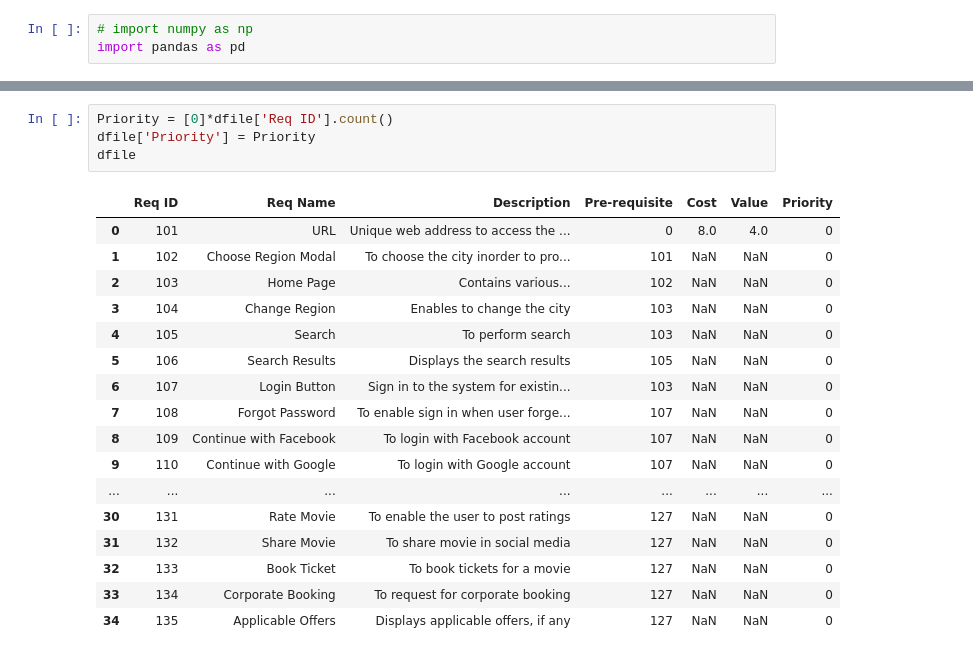
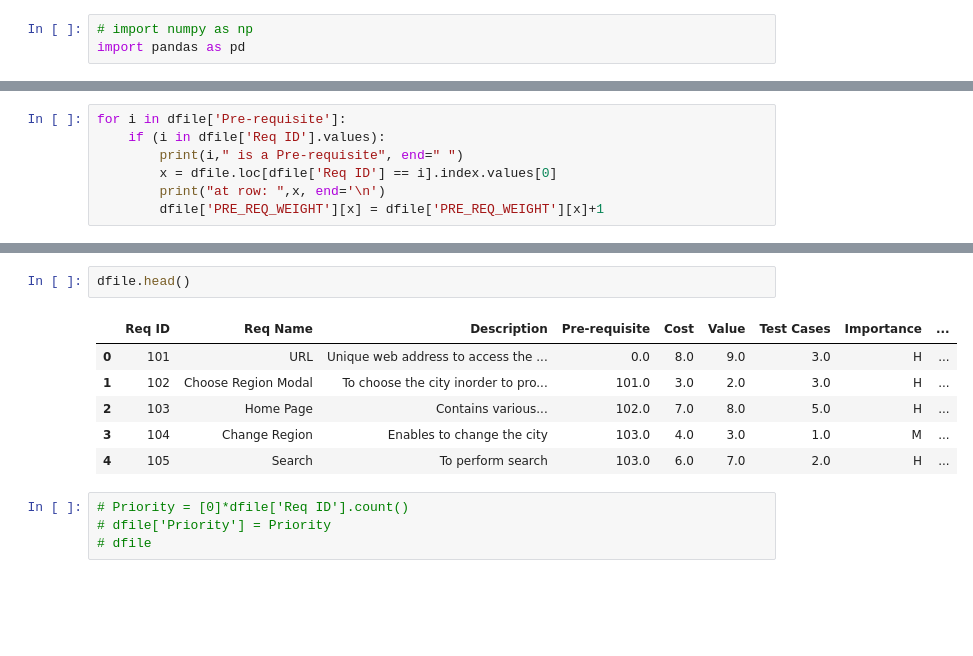
Before and after one commit to GocGamaar/Requirement-Prioritization, a Jupyter notebook: BMS Requirements.ipynb, the cells around one changed output, grey strips where cells are left out. Cells and saved outputs as stored; diff of their text form; blank space fills up the shorter version.

```diff
--- a/BMS Requirements.ipynb
+++ b/BMS Requirements.ipynb
@@ -45,0 +51,7 @@ dfile
+# %%
+for i in dfile['Pre-requisite']:
+    if (i in dfile['Req ID'].values):
+        print(i," is a Pre-requisite", end=" ")
+        x = dfile.loc[dfile['Req ID'] == i].index.values[0]
+        print("at row: ",x, end='\n')
+        dfile['PRE_REQ_WEIGHT'][x] = dfile['PRE_REQ_WEIGHT'][x]+1
@@ -46,22 +79,13 @@ dfile
+# %%
+dfile.head()
+# %% [output]
+|  | Req ID | Req Name | Description | Pre-requisite | Cost | Value | Test Cases | Importance | ... |
+| 0 | 101 | URL | Unique web address to access the ... | 0.0 | 8.0 | 9.0 | 3.0 | H | ... |
+| 1 | 102 | Choose Region Modal | To choose the city inorder to pro... | 101.0 | 3.0 | 2.0 | 3.0 | H | ... |
+| 2 | 103 | Home Page | Contains various... | 102.0 | 7.0 | 8.0 | 5.0 | H | ... |
+| 3 | 104 | Change Region | Enables to change the city | 103.0 | 4.0 | 3.0 | 1.0 | M | ... |
+| 4 | 105 | Search | To perform search | 103.0 | 6.0 | 7.0 | 2.0 | H | ... |
 # %%
-Priority = [0]*dfile['Req ID'].count()
-dfile['Priority'] = Priority
-dfile
+# Priority = [0]*dfile['Req ID'].count()
+# dfile['Priority'] = Priority
+# dfile
-# %% [output]
-|  | Req ID | Req Name | Description | Pre-requisite | Cost | Value | Priority |
-| 0 | 101 | URL | Unique web address to access the ... | 0 | 8.0 | 4.0 | 0 |
-| 1 | 102 | Choose Region Modal | To choose the city inorder to pro... | 101 | NaN | NaN | 0 |
-| 2 | 103 | Home Page | Contains various... | 102 | NaN | NaN | 0 |
-| 3 | 104 | Change Region | Enables to change the city | 103 | NaN | NaN | 0 |
-| 4 | 105 | Search | To perform search | 103 | NaN | NaN | 0 |
-| 5 | 106 | Search Results | Displays the search results | 105 | NaN | NaN | 0 |
-| 6 | 107 | Login Button | Sign in to the system for existin... | 103 | NaN | NaN | 0 |
-| 7 | 108 | Forgot Password | To enable sign in when user forge... | 107 | NaN | NaN | 0 |
-| 8 | 109 | Continue with Facebook | To login with Facebook account | 107 | NaN | NaN | 0 |
-| 9 | 110 | Continue with Google | To login with Google account | 107 | NaN | NaN | 0 |
-| ... | ... | ... | ... | ... | ... | ... | ... |
-| 30 | 131 | Rate Movie | To enable the user to post ratings | 127 | NaN | NaN | 0 |
-| 31 | 132 | Share Movie | To share movie in social media | 127 | NaN | NaN | 0 |
-| 32 | 133 | Book Ticket | To book tickets for a movie | 127 | NaN | NaN | 0 |
-| 33 | 134 | Corporate Booking | To request for corporate booking | 127 | NaN | NaN | 0 |
-| 34 | 135 | Applicable Offers | Displays applicable offers, if any | 127 | NaN | NaN | 0 |
```
Also changed, not shown: parts of 5 cells of this notebook, 2 other files.
